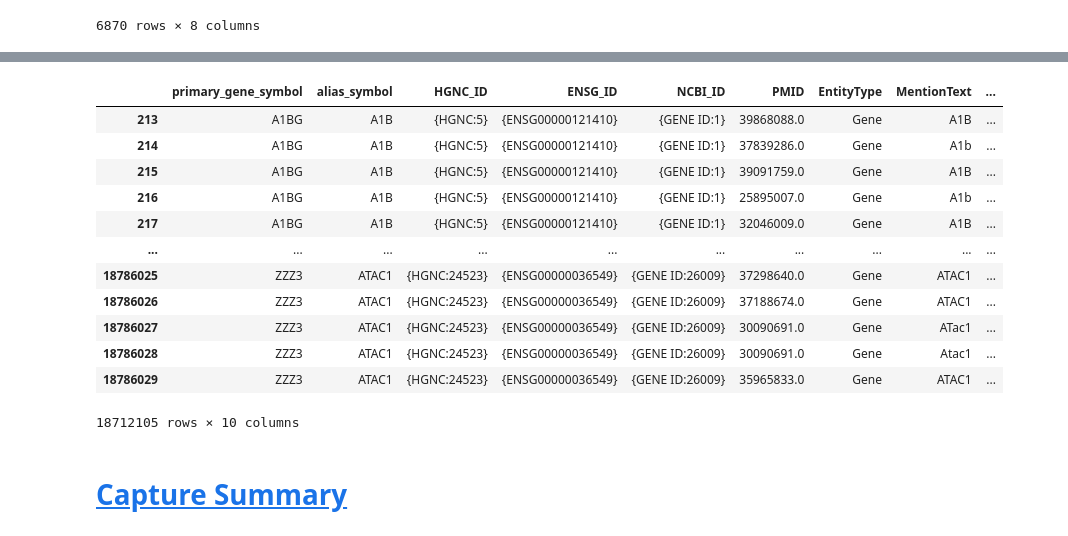
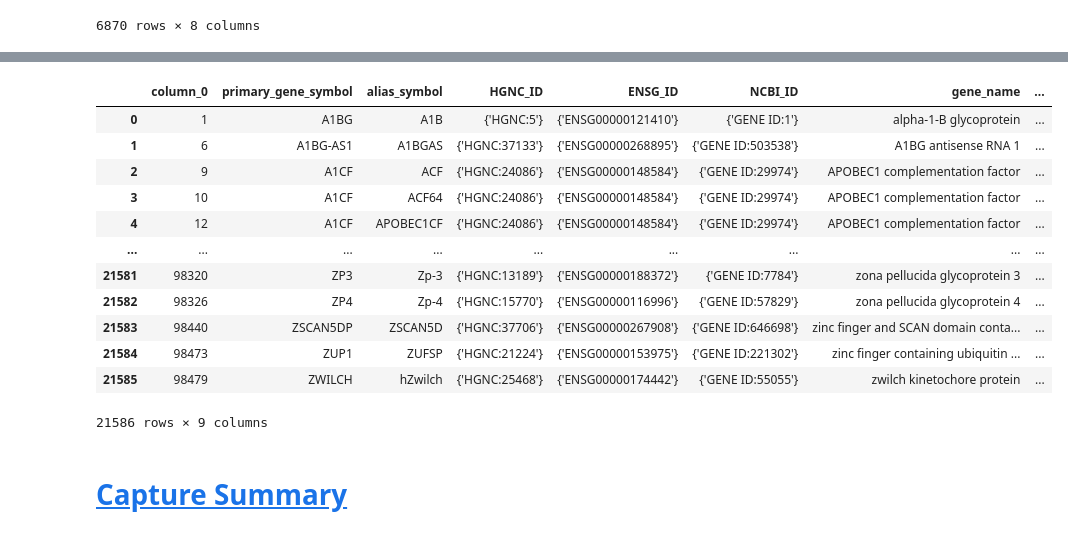
Before and after one commit to cancervariants/gene-harmony-analysis, a Jupyter notebook: analysis/5_symbol_capture_analysis.ipynb, the cells around one changed output, grey strips where cells are left out. Drawn from its saved outputs; the diff is of its cells as text; code cells hidden in the pictures.

```diff
--- a/analysis/5_symbol_capture_analysis.ipynb
+++ b/analysis/5_symbol_capture_analysis.ipynb
@@ -853,22 +853,22 @@ alt_pub_symbol_analysis_df
 # %%
-alt_pub_symbol_match_subset_genes_df = pd.read_hdf(
-    "../output/alt_pub_symbol_match_subset_genes_df.h5", key='df'
+alt_abbrev_symbol_match_subset_genes_df = pd.read_hdf(
+    "../output/alt_abbrev_symbol_match_subset_genes_df.h5", key='df'
     )
-alt_pub_symbol_match_subset_genes_df
+alt_abbrev_symbol_match_subset_genes_df
 # %% [output]
-|  | primary_gene_symbol | alias_symbol | HGNC_ID | ENSG_ID | NCBI_ID | PMID | EntityType | MentionText | ... |
-| 213 | A1BG | A1B | {HGNC:5} | {ENSG00000121410} | {GENE ID:1} | 39868088.0 | Gene | A1B | ... |
-| 214 | A1BG | A1B | {HGNC:5} | {ENSG00000121410} | {GENE ID:1} | 37839286.0 | Gene | A1b | ... |
-| 215 | A1BG | A1B | {HGNC:5} | {ENSG00000121410} | {GENE ID:1} | 39091759.0 | Gene | A1B | ... |
-| 216 | A1BG | A1B | {HGNC:5} | {ENSG00000121410} | {GENE ID:1} | 25895007.0 | Gene | A1b | ... |
-| 217 | A1BG | A1B | {HGNC:5} | {ENSG00000121410} | {GENE ID:1} | 32046009.0 | Gene | A1B | ... |
-| ... | ... | ... | ... | ... | ... | ... | ... | ... | ... |
-| 18786025 | ZZZ3 | ATAC1 | {HGNC:24523} | {ENSG00000036549} | {GENE ID:26009} | 37298640.0 | Gene | ATAC1 | ... |
-| 18786026 | ZZZ3 | ATAC1 | {HGNC:24523} | {ENSG00000036549} | {GENE ID:26009} | 37188674.0 | Gene | ATAC1 | ... |
-| 18786027 | ZZZ3 | ATAC1 | {HGNC:24523} | {ENSG00000036549} | {GENE ID:26009} | 30090691.0 | Gene | ATac1 | ... |
-| 18786028 | ZZZ3 | ATAC1 | {HGNC:24523} | {ENSG00000036549} | {GENE ID:26009} | 30090691.0 | Gene | Atac1 | ... |
-| 18786029 | ZZZ3 | ATAC1 | {HGNC:24523} | {ENSG00000036549} | {GENE ID:26009} | 35965833.0 | Gene | ATAC1 | ... |
+|  | column_0 | primary_gene_symbol | alias_symbol | HGNC_ID | ENSG_ID | NCBI_ID | gene_name | ... |
+| 0 | 1 | A1BG | A1B | {'HGNC:5'} | {'ENSG00000121410'} | {'GENE ID:1'} | alpha-1-B glycoprotein | ... |
+| 1 | 6 | A1BG-AS1 | A1BGAS | {'HGNC:37133'} | {'ENSG00000268895'} | {'GENE ID:503538'} | A1BG antisense RNA 1 | ... |
+| 2 | 9 | A1CF | ACF | {'HGNC:24086'} | {'ENSG00000148584'} | {'GENE ID:29974'} | APOBEC1 complementation factor | ... |
+| 3 | 10 | A1CF | ACF64 | {'HGNC:24086'} | {'ENSG00000148584'} | {'GENE ID:29974'} | APOBEC1 complementation factor | ... |
+| 4 | 12 | A1CF | APOBEC1CF | {'HGNC:24086'} | {'ENSG00000148584'} | {'GENE ID:29974'} | APOBEC1 complementation factor | ... |
+| ... | ... | ... | ... | ... | ... | ... | ... | ... |
+| 21581 | 98320 | ZP3 | Zp-3 | {'HGNC:13189'} | {'ENSG00000188372'} | {'GENE ID:7784'} | zona pellucida glycoprotein 3 | ... |
+| 21582 | 98326 | ZP4 | Zp-4 | {'HGNC:15770'} | {'ENSG00000116996'} | {'GENE ID:57829'} | zona pellucida glycoprotein 4 | ... |
+| 21583 | 98440 | ZSCAN5DP | ZSCAN5D | {'HGNC:37706'} | {'ENSG00000267908'} | {'GENE ID:646698'} | zinc finger and SCAN domain conta... | ... |
+| 21584 | 98473 | ZUP1 | ZUFSP | {'HGNC:21224'} | {'ENSG00000153975'} | {'GENE ID:221302'} | zinc finger containing ubiquitin ... | ... |
+| 21585 | 98479 | ZWILCH | hZwilch | {'HGNC:25468'} | {'ENSG00000174442'} | {'GENE ID:55055'} | zwilch kinetochore protein | ... |
-18712105 rows × 10 columns
+21586 rows × 9 columns
 # %% [markdown]
 # <a id='toc10_'></a>[Capture Summary](#toc0_)
 # %% [markdown]
```
Also changed, not shown: parts of 58 cells of this notebook, 21 other files.
